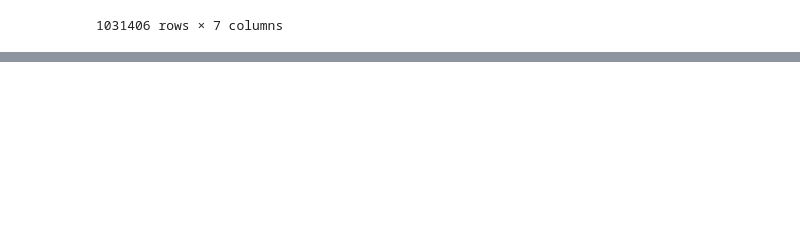
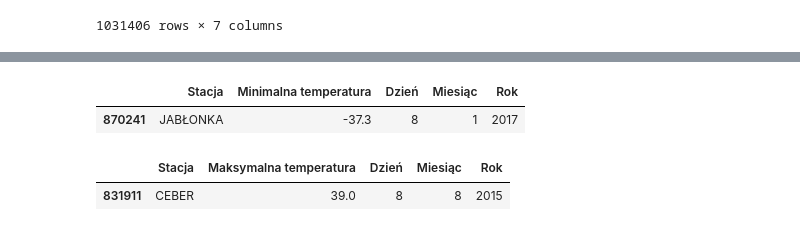
Before and after one commit to as-h-h/Projekt-pogoda, a Jupyter notebook: download_better.ipynb, the cells around one changed output, grey strips where cells are left out. Saved outputs shown, nothing was run; the diff lists cells and outputs as text; code cells hidden in the pictures; blank space fills up the shorter version.

```diff
--- a/download_better.ipynb
+++ b/download_better.ipynb
@@ -97,0 +155,19 @@ df
+# %%
+lowest = df["Minimalna temperatura"].min()
+highest = df["Maksymalna temperatura"].max()
+
+
+lowest_temp = df[df["Minimalna temperatura"] == lowest]
+lowest_temp = lowest_temp[["Stacja", "Minimalna temperatura", "Dzień", "Miesiąc", "Rok"]]
+highest_temp = df[df["Maksymalna temperatura"] == highest]
+highest_temp = highest_temp[["Stacja", "Maksymalna temperatura", "Dzień", "Miesiąc", "Rok"]]
+# %%
+lowest_temp
+# %% [output]
+|  | Stacja | Minimalna temperatura | Dzień | Miesiąc | Rok |
+| 870241 | JABŁONKA | -37.3 | 8 | 1 | 2017 |
+# %%
+highest_temp
+# %% [output]
+|  | Stacja | Maksymalna temperatura | Dzień | Miesiąc | Rok |
+| 831911 | CEBER | 39.0 | 8 | 8 | 2015 |
```
Also changed, not shown: parts of 8 cells of this notebook.
